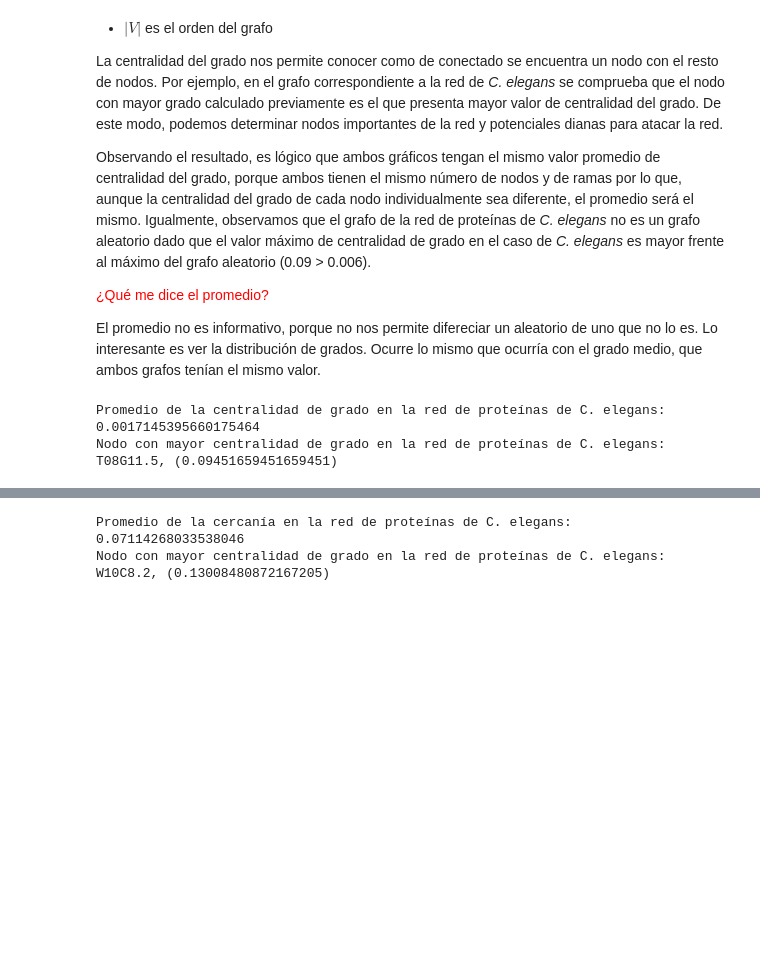
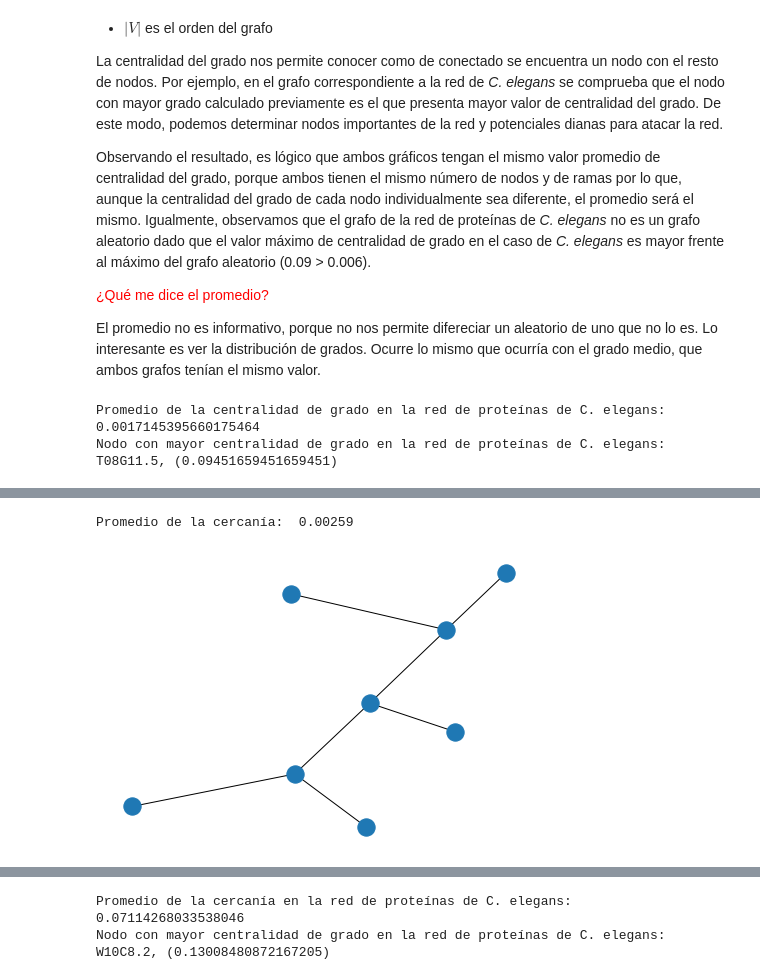
Before and after one commit to Huertas97/CRRTT_practicas, a Jupyter notebook: practica1/Practica_1_Sara_Dorado_Alfaro_Alvaro_Huertas_Garcia.ipynb, the cells around one changed output, grey strips where cells are left out. Drawn from its saved outputs; the diff is of its cells as text; code cells hidden in the pictures; blank space fills up the shorter version.

```diff
--- a/practica1/Practica_1_Sara_Dorado_Alfaro_Alvaro_Huertas_Garcia.ipynb
+++ b/practica1/Practica_1_Sara_Dorado_Alfaro_Alvaro_Huertas_Garcia.ipynb
@@ -529,0 +613,23 @@ El nodo con más cercanía no tiene que ser el mismo que tenga mayor grado. (Pon
+# %%
+# Ejemplo de grafo con nodo con mayor grado diferente al de mayor centralidad
+F = nx.Graph()
+F.add_nodes_from(['1', '2', '3', '4', '5', '6', '7', '8'])
+F.add_edges_from([('1', '4'), ('2', '4'), ('3', '5'), ('4', '5'), ('5', '6'), ('6', '7'), ('6', '8')])
+
+posiciones_nodos = {'1': [0.26081287, 0.8751262 ],
+ '2': [-0.18917212,  0.7198457 ],
+ '3': [0.15419382, -0.2984472 ],
+ '4': [0.13556184, 0.45475622],
+ '5': [-0.02473302, -0.0874654 ],
+ '6': [-0.18162813, -0.61044471],
+ '7': [-0.03313124, -1.        ],
+ '8': [-0.52190402, -0.85026521]}
+
+nx.draw(F, with_labels = False, pos = posiciones_nodos)
+
+dic_cercania = nx.closeness_centrality(F)
+promedio_cercania = (sum(dic_cercania.values()) / orden)
+print("Promedio de la cercanía: ", round(promedio_cercania, 5))
+# %% [output]
+Promedio de la cercanía:  0.00259
+[figure, added]
```
Also changed, not shown: parts of 23 cells of this notebook.
